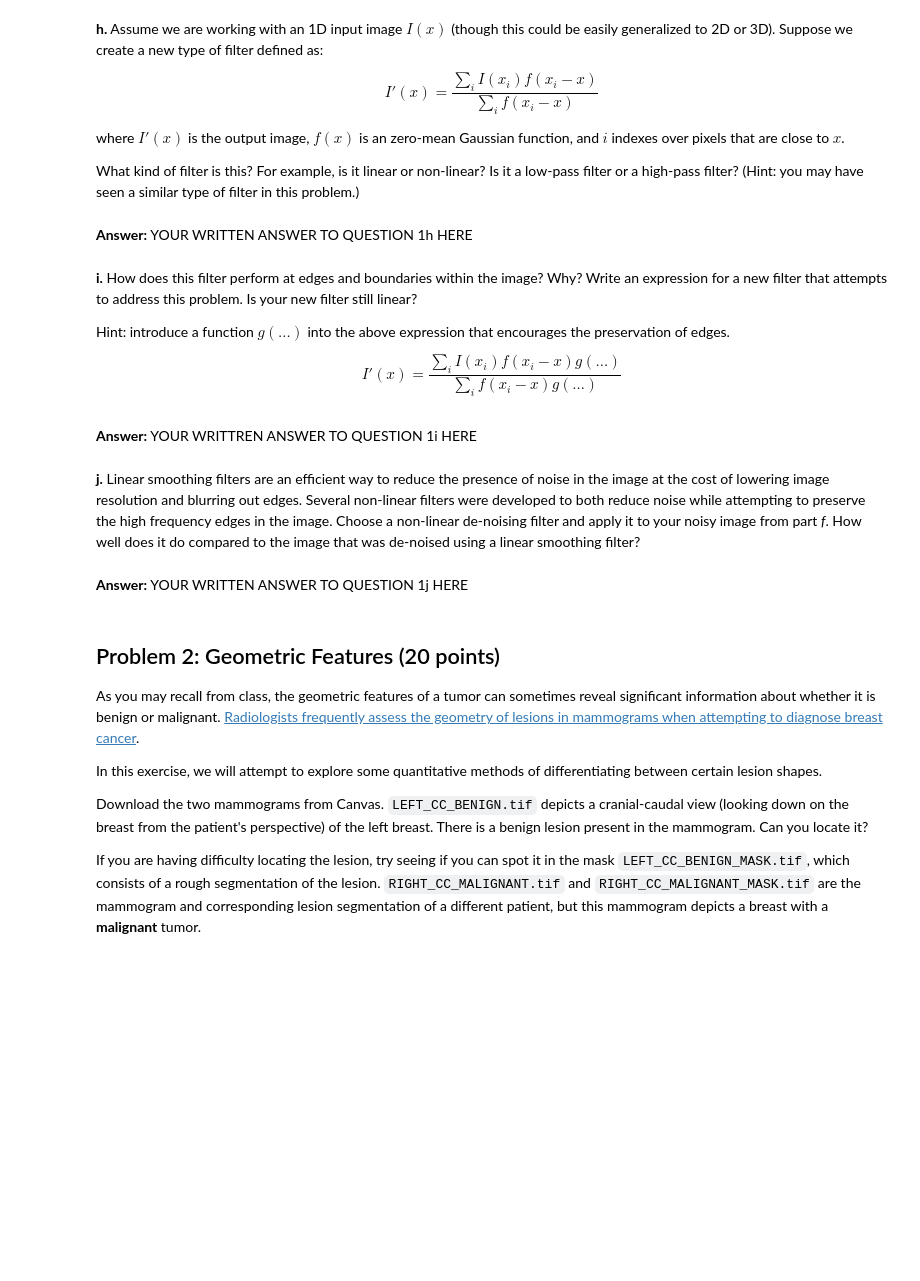
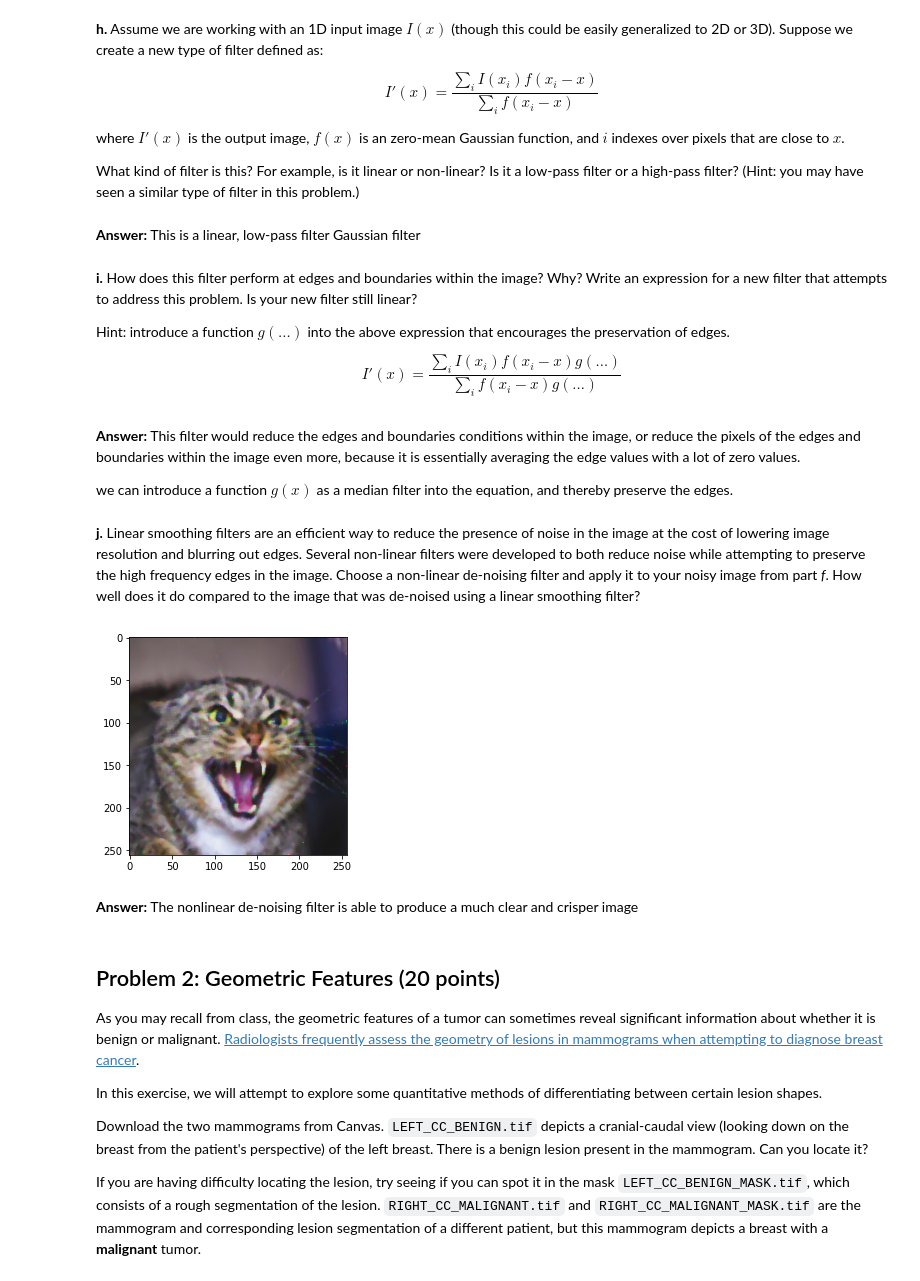
Before and after one commit to hzhu044/BMI260, a Jupyter notebook: Problem Set 2/BMI260_ProblemSet2.ipynb, the cells around one changed output. Cells and saved outputs as stored; diff of their text form; code cells hidden in the pictures; blank space fills up the shorter version.

```diff
--- a/Problem Set 2/BMI260_ProblemSet2.ipynb
+++ b/Problem Set 2/BMI260_ProblemSet2.ipynb
@@ -214,8 +215,8 @@ $$I'(x) = \frac{\sum_{i}I(x_i)f(x_i -x)}{\sum_{i}f(x_i -x)}$$
 where $I'(x)$ is the output image, $f(x)$ is an zero-mean Gaussian function, and $i$ indexes over pixels that are close to $x$.
 
 What kind of filter is this? For example, is it linear or non-linear? Is it a low-pass filter or a high-pass filter? (Hint: you may have seen a similar type of filter in this problem.)
-# %% [markdown]
-**Answer:** YOUR WRITTEN ANSWER TO QUESTION 1h HERE
+# %% [markdown]
+**Answer:** This is a linear, low-pass filter Gaussian filter
 # %% [markdown]
 **i.** How does this filter perform at edges and boundaries within the image? Why? Write an expression for a new filter that attempts to address this problem. Is your new filter still linear?
 
@@ -223,18 +224,23 @@ What kind of filter is this? For example, is it linear or non-linear? Is it a lo
 Hint: introduce a function $g(\ldots)$ into the above expression that encourages the preservation of edges.
 
 $$I'(x) = \frac{\sum_{i}I(x_i)f(x_i - x)g(\ldots)}{\sum_{i}f(x_i -x)g(\ldots)}$$
-# %% [markdown]
-**Answer:** YOUR WRITTREN ANSWER TO QUESTION 1i HERE
+# %% [markdown]
+**Answer:** This filter would reduce the edges and boundaries conditions within the image, or reduce the pixels of the edges and boundaries within the image even more, because it is essentially averaging the edge values with a lot of zero values.
+
+we can introduce a function $g(x)$ as a median filter into the equation, and thereby preserve the edges.
 # %% [markdown]
 **j.** Linear smoothing filters are an efficient way to reduce the presence of noise in the image at the cost of lowering image resolution and blurring out edges. Several non-linear filters were developed to both reduce noise while attempting to preserve the high frequency edges in the image. Choose a non-linear de-noising filter and apply it to your noisy image from part *f*. How well does it do compared to the image that was de-noised using a linear smoothing filter?
 # %%
 ### WRITE CODE IN HERE. ##############################################################################
 
-
-
+filtered_image2 = cv2.medianBlur(noisy_image, 5)
+plt.imshow(filtered_image2)
+plt.show()
 ######################################################################################################
+# %% [output]
+[figure, added]
-# %% [markdown]
-**Answer:** YOUR WRITTEN ANSWER TO QUESTION 1j HERE
+# %% [markdown]
+**Answer:** The nonlinear de-noising filter is able to produce a much clear and crisper image
 # %% [markdown]
 ## Problem 2: Geometric Features (20 points)
 
```
Also changed, not shown: parts of 12 cells of this notebook, 2 other files.
